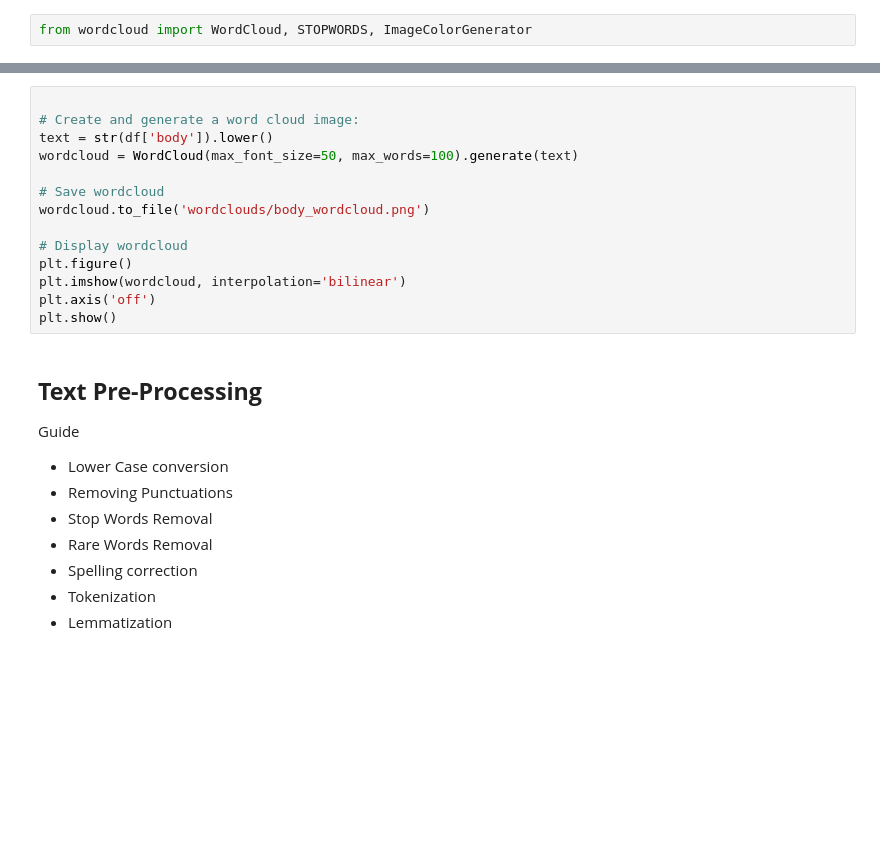
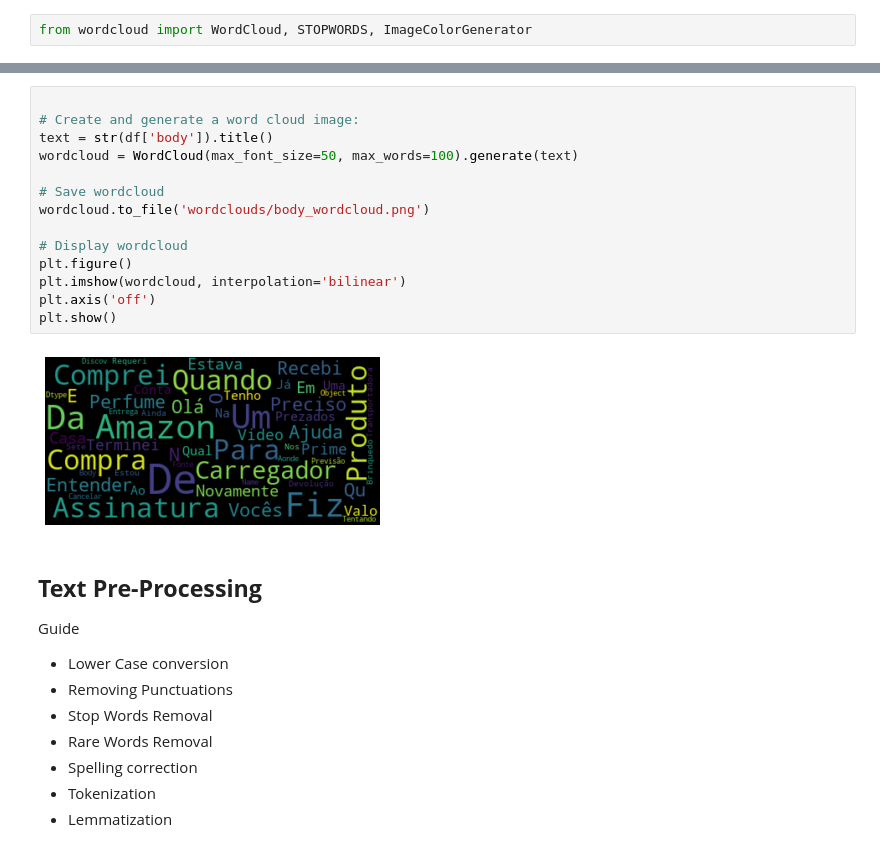
Before and after one commit to mathewsrc/Topic-Modeling-Reclame-Aqui, a Jupyter notebook: Unsupervised_Sentiment_Analysis.ipynb, the cells around one changed output, grey strips where cells are left out. Cells and saved outputs as stored; diff of their text form; blank space fills up the shorter version.

```diff
--- a/Unsupervised_Sentiment_Analysis.ipynb
+++ b/Unsupervised_Sentiment_Analysis.ipynb
@@ -74,17 +110,19 @@ plt.show()
 # %%
 
 # Create and generate a word cloud image:
-text = str(df['body']).lower()
+text = str(df['body']).title()
 wordcloud = WordCloud(max_font_size=50, max_words=100).generate(text)
 
 # Save wordcloud
 wordcloud.to_file('wordclouds/body_wordcloud.png')
 
 # Display wordcloud
 plt.figure()
 plt.imshow(wordcloud, interpolation='bilinear')
 plt.axis('off')
 plt.show()
+# %% [output]
+[figure, added]
 # %% [markdown]
 ## **Text Pre-Processing**
 
```
Also changed, not shown: parts of 43 cells of this notebook.
